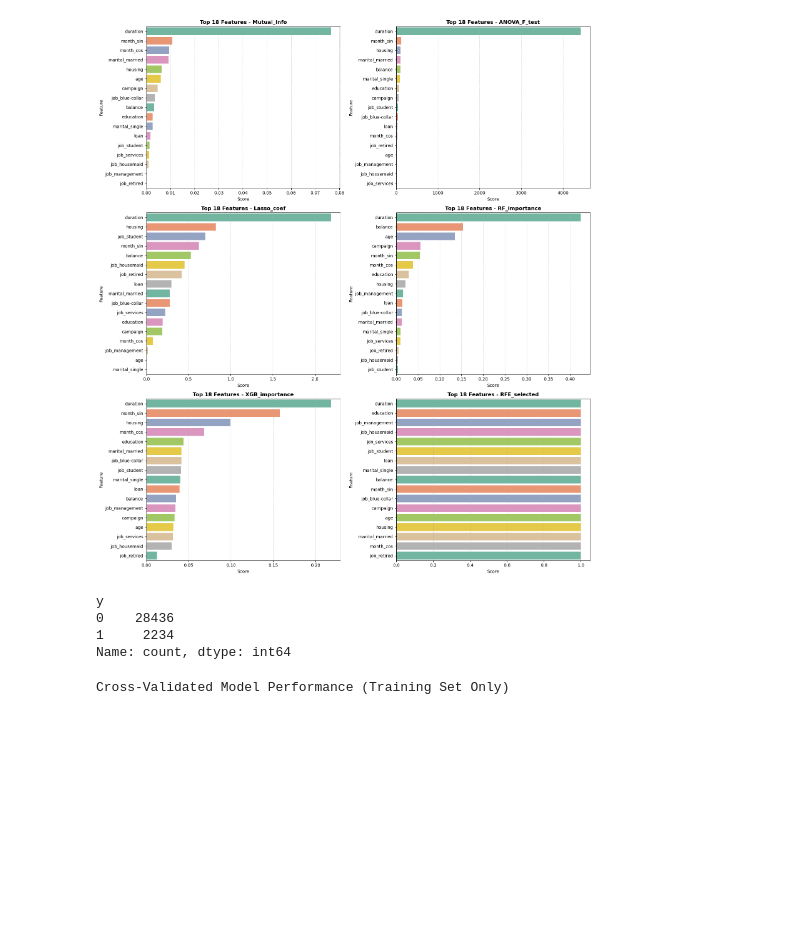
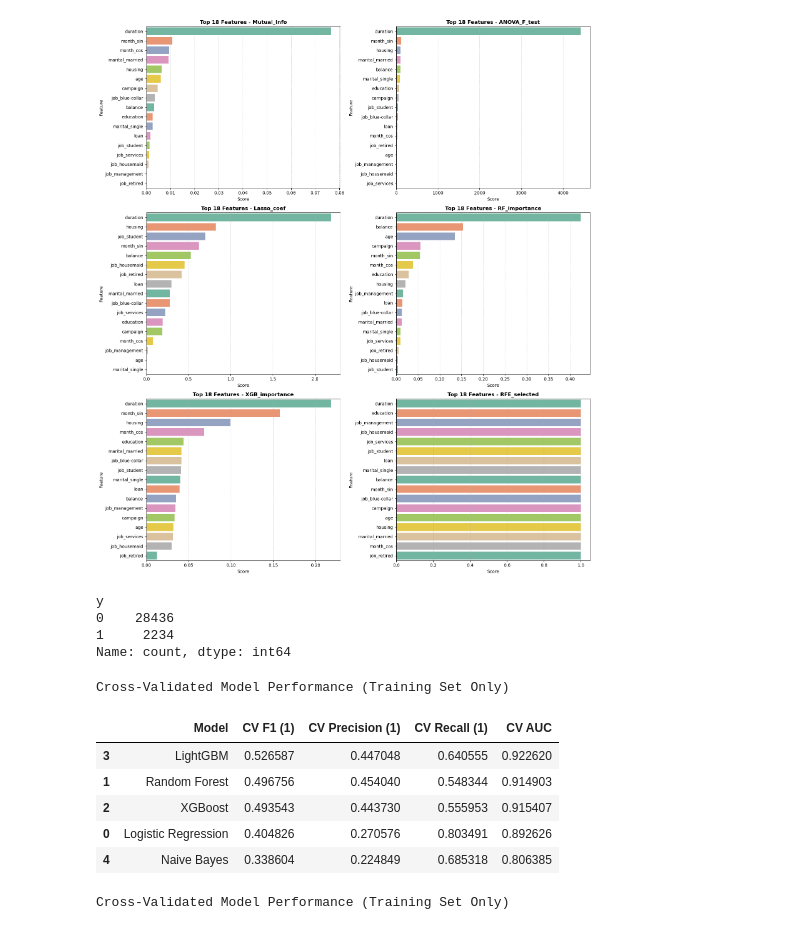
Before and after one commit to Sooihk/Apziva-Project-Term-Deposit-Marketing, a Jupyter notebook: notebooks/term_deposit_marketing.ipynb, the cells around one changed output. Drawn from its saved outputs; the diff is of its cells as text; code cells hidden in the pictures; blank space fills up the shorter version.

```diff
--- a/notebooks/term_deposit_marketing.ipynb
+++ b/notebooks/term_deposit_marketing.ipynb
@@ -1144,3 +1223,13 @@ def cross_validated_model_scores(X_train, y_train):
+# %%
+cv_results = cross_validated_model_scores(X_train, y_train)
+# %% [output]
+Cross-Validated Model Performance (Training Set Only)
+|  | Model | CV F1 (1) | CV Precision (1) | CV Recall (1) | CV AUC |
+| 3 | LightGBM | 0.526587 | 0.447048 | 0.640555 | 0.922620 |
+| 1 | Random Forest | 0.496756 | 0.454040 | 0.548344 | 0.914903 |
+| 2 | XGBoost | 0.493543 | 0.443730 | 0.555953 | 0.915407 |
+| 0 | Logistic Regression | 0.404826 | 0.270576 | 0.803491 | 0.892626 |
+| 4 | Naive Bayes | 0.338604 | 0.224849 | 0.685318 | 0.806385 |
 # %%
 cv_results = cross_validated_model_scores(smotetomek_X, smotetomek_Y)
 # %% [output]
```
Also changed, not shown: parts of 16 cells of this notebook, 2 other files.
